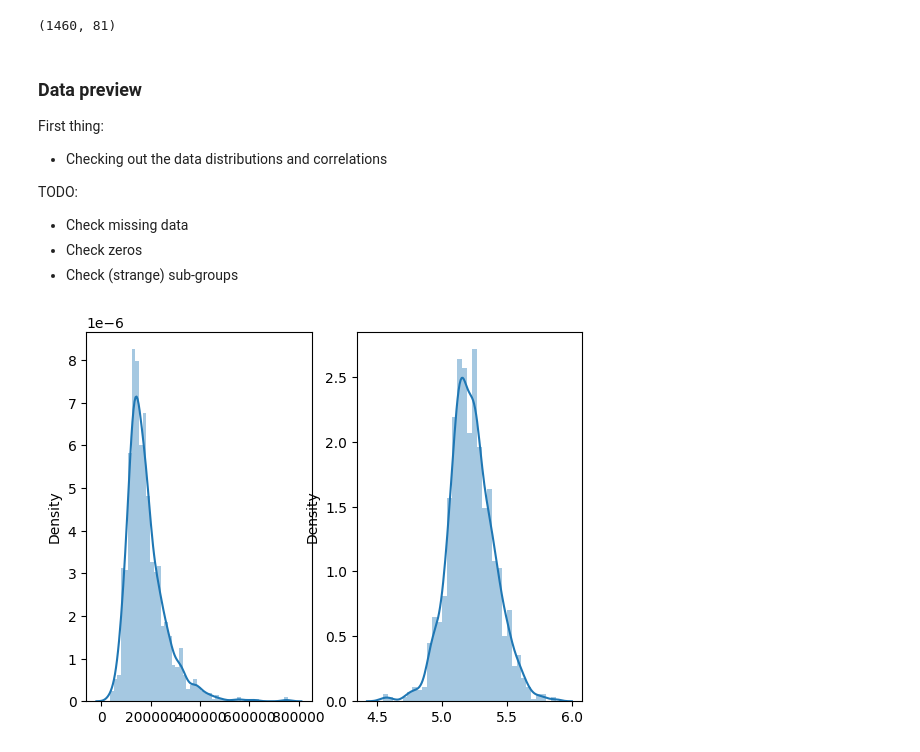
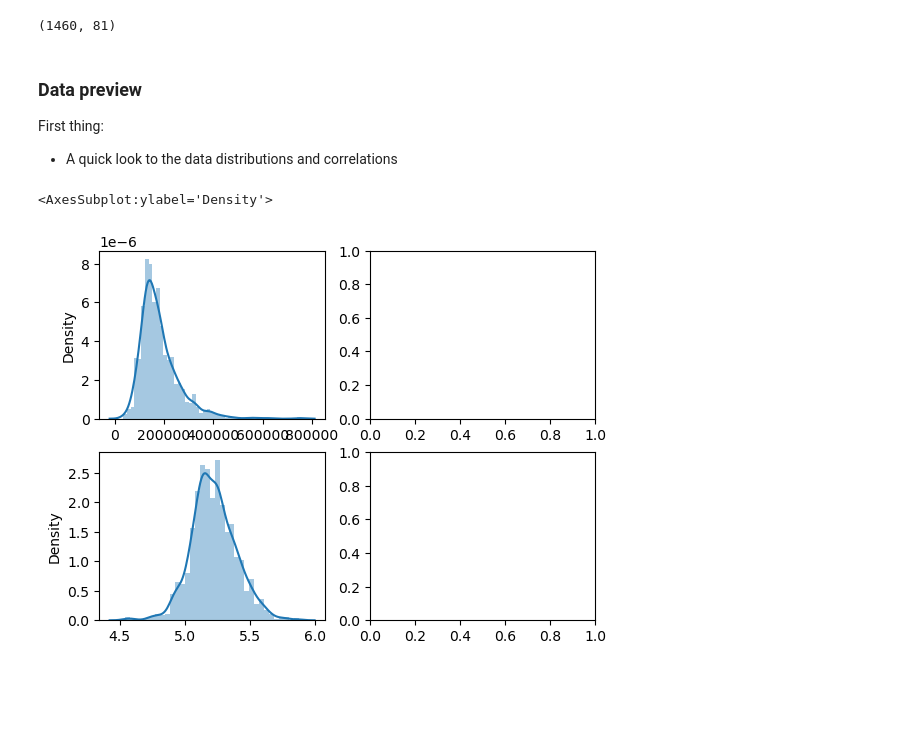
Before and after one commit to yiilih/kaggle-house-pricing-tutorial, a Jupyter notebook: analysis.ipynb, the cells around one changed output. Cells and saved outputs as stored; diff of their text form; code cells hidden in the pictures; blank space fills up the shorter version.

```diff
--- a/analysis.ipynb
+++ b/analysis.ipynb
@@ -16,29 +20,25 @@ warnings.filterwarnings('ignore')
 # %%
 # Load data
-df_train = pd.read_csv('data/train.csv')
-df_train.shape
+train = pd.read_csv('data/train.csv')
+train.shape
 # %% [output]
 (1460, 81)
 # %% [markdown]
 ### Data preview
 First thing:
-- Checking out the data distributions and correlations
-
-TODO:
-- Check missing data
-- Check zeros
-- Check (strange) sub-groups
+- A quick look to the data distributions and correlations
 # %%
 # Code from: https://www.kaggle.com/code/pmarcelino/comprehensive-data-exploration-with-python
-fig, axes = plt.subplots(1,2)
+fig, axes = plt.subplots(2,2)
 
 # Data has a long tail to the right
-axes[0] = sns.distplot(ax=axes[0], x=df_train['SalePrice'])
+sns.distplot(ax=axes[0,0], x=train['SalePrice'])
 
 # Log transform
-axes[1] = sns.distplot(ax=axes[1], x=np.log10(df_train['SalePrice']))
+sns.distplot(ax=axes[1,0], x=np.log10(train['SalePrice']))
 # %% [output]
+<AxesSubplot:ylabel='Density'>
-[figure, old version]
+[figure, new version]
 # %%
 # Code from: https://www.kaggle.com/code/pmarcelino/comprehensive-data-exploration-with-python
 
```
Also changed, not shown: parts of 6 cells of this notebook.
